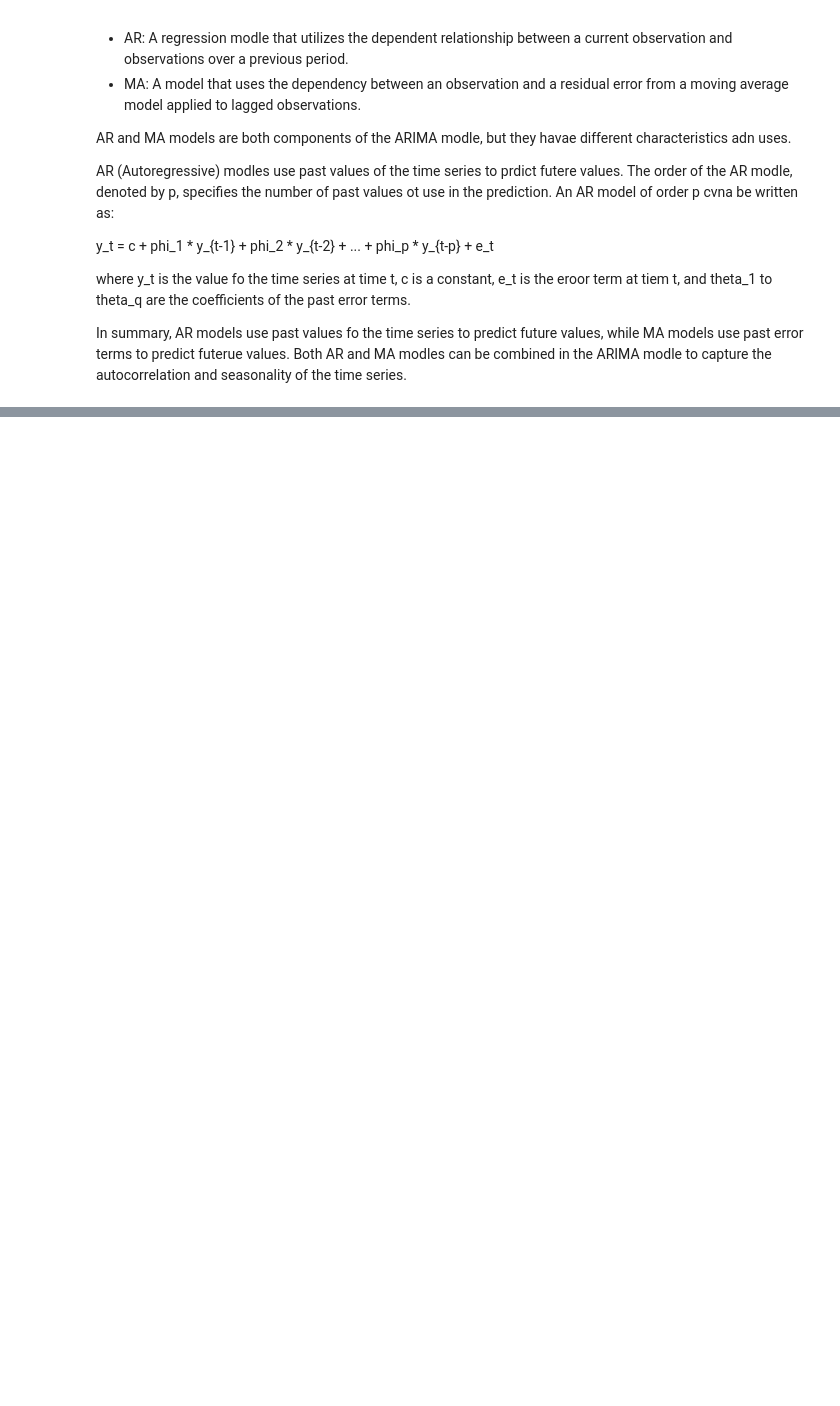
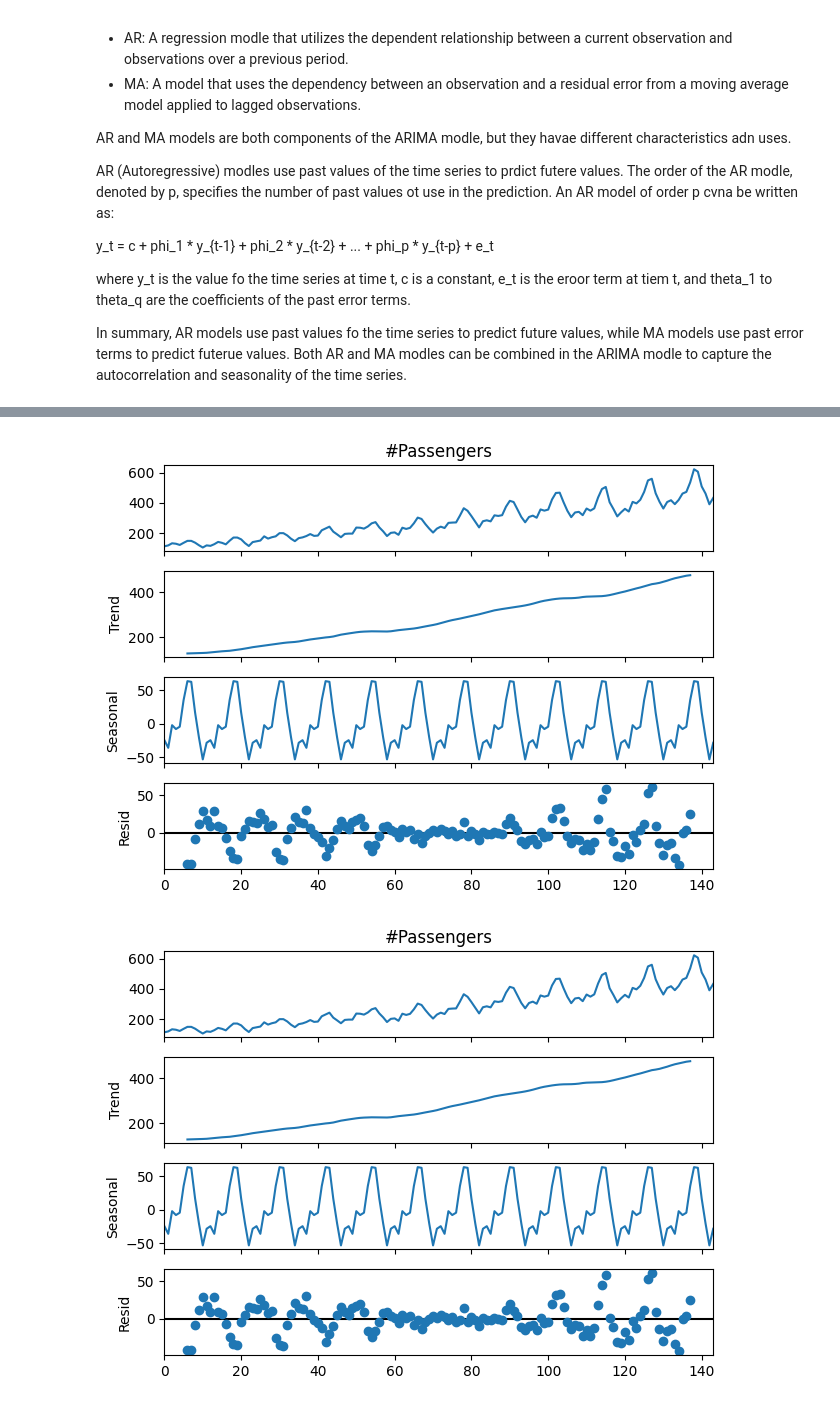
Before and after one commit to Ind-saurabh-kumar/Data_Science_Course, a Jupyter notebook: Deep_Learning_with_tensorflow/arima.ipynb, the cells around one changed output, grey strips where cells are left out. Saved outputs shown, nothing was run; the diff lists cells and outputs as text; code cells hidden in the pictures; blank space fills up the shorter version.

```diff
--- a/Deep_Learning_with_tensorflow/arima.ipynb
+++ b/Deep_Learning_with_tensorflow/arima.ipynb
@@ -36,0 +62,11 @@ modle = ARIMA(df['#Pasengers'], order=(2,1,2))
+# %%
+# decompose the tiem series into trend, seasonal and residual components
+
+from statsmodels.tsa.seasonal import seasonal_decompose
+
+decomposition = seasonal_decompose(df['#Passengers'], model='additive', period=12)
+
+decomposition.plot()
+# %% [output]
+[figure, added]
+[figure, added]
```
Also changed, not shown: parts of 28 cells of this notebook.
